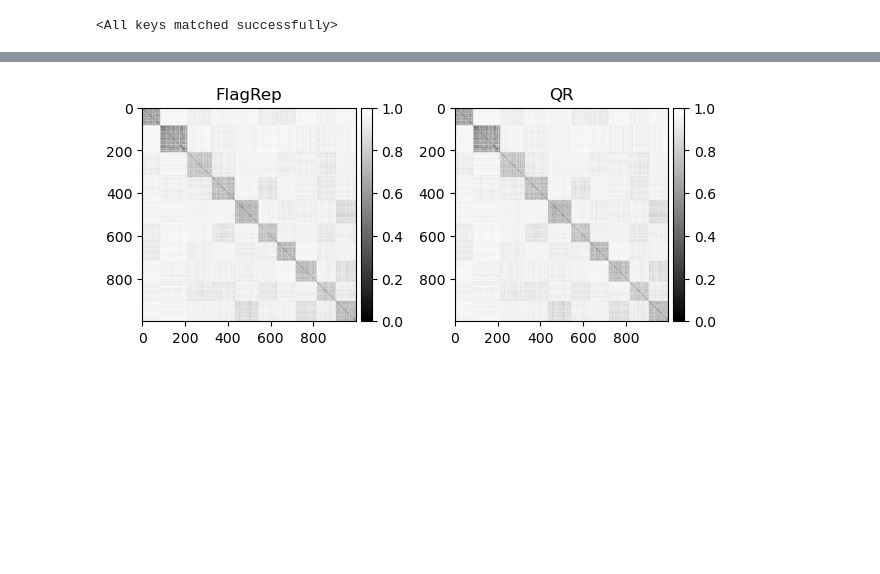
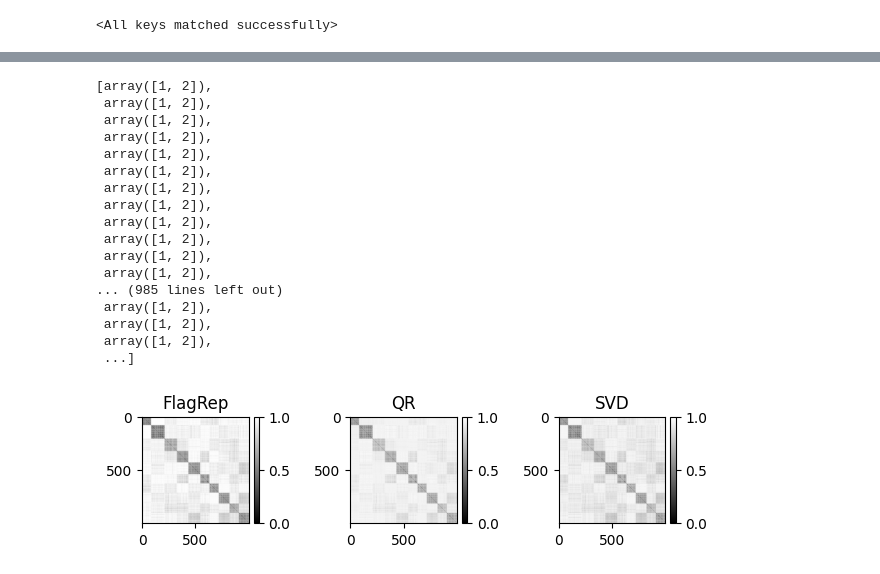
Before and after one commit to tolgabirdal/FlagManifoldsV3, a Jupyter notebook: python/FlagRepMNIST.ipynb, the cells around one changed output, grey strips where cells are left out. Drawn from its saved outputs; the diff is of its cells as text; code cells hidden in the pictures; blank space fills up the shorter version.

```diff
--- a/python/FlagRepMNIST.ipynb
+++ b/python/FlagRepMNIST.ipynb
@@ -205,26 +218,33 @@ oops
 # %%
-As = [np.arange(2),np.arange(4),np.arange(6)]
-# As = [np.arange(2),np.arange(4)]
-flag_type = [2,4,6]
-# flag_type = [2,4]
-cutoff = .95
+# As = [np.arange(2),np.arange(4),np.arange(6)]
+As = [np.arange(2),np.arange(4)]
+# flag_type = [2,4,6]
+flag_type = [2,4]
+cutoff = .99
 # %%
 
 flags = {}
 flags['FlagRep'] = []
 flags['QR'] = []
+flags['SVD'] = []
 
 flag_types = {}
 flag_types['FlagRep'] = []
 flag_types['QR'] = []
+flag_types['SVD'] = []
+
 for m in tqdm(test_mats):
     frep, frep_ftype = FlagRep(m, As, eps_rank = cutoff)
     flags['FlagRep'].append(frep)
     flag_types['FlagRep'].append(frep_ftype)
 
-    qr ,_= np.linalg.qr(m)
-    flags['QR'].append(qr)
+    q, _ = np.linalg.qr(m)
+    flags['QR'].append(q)
     flag_types['QR'].append(flag_type)
+
+    u = truncate_svd(m, eps_rank = cutoff)
+    flags['SVD'].append(q)
+    flag_types['SVD'].append(np.arange(1,np.min([m.shape[1], u.shape[1]])))
 # %%
 np.unique(flag_types['FlagRep'])
 # %% [output]
@@ -232,9 +252,34 @@ array([2, 4, 6])
+# %%
+for method_name in ['FlagRep', 'QR']:
+
+    smallest_dim = np.min([t[-1] for t in flag_types[method_name]])
+    flag_types[method_name] = [np.array([t[0],smallest_dim]) for t in flag_types[method_name]]
+# %%
+flag_types['FlagRep']
+# %% [output]
+[array([1, 2]),
+ array([1, 2]),
+ array([1, 2]),
+ array([1, 2]),
+ array([1, 2]),
+ array([1, 2]),
+ array([1, 2]),
+ array([1, 2]),
+ array([1, 2]),
+ array([1, 2]),
+ array([1, 2]),
+ array([1, 2]),
+... (985 lines left out)
+ array([1, 2]),
+ array([1, 2]),
+ array([1, 2]),
+ ...]
 # %%
 
 
 n_pts = 1000 #len(flags['FlagRep'])
 dist_mats = {}
-for method_name in ['FlagRep', 'QR']:
+for method_name in ['FlagRep', 'QR', 'SVD']:
     #make distance matrices
     dist_mats[method_name] = np.zeros((n_pts,n_pts))
     for i in tqdm(range(n_pts)):
@@ -256,19 +301,19 @@ mod_labels = [l for _, l in test_dataset][:n_pts]
 # %%
 from mpl_toolkits.axes_grid1 import make_axes_locatable
 from matplotlib import pyplot as plt
 
 sort_idx = np.argsort(mod_labels)
-fig, ax = plt.subplots(1,2)
-for i, method_name in enumerate(['FlagRep', 'QR']):
+fig, ax = plt.subplots(1,3)
+for i, method_name in enumerate(['FlagRep', 'QR', 'SVD']):
     im = ax[i].imshow(dist_mats[method_name][sort_idx, :][:,sort_idx]/dist_mats[method_name].max(), cmap = 'grey')
     ax[i].set_title(method_name)
     divider = make_axes_locatable(ax[i])
     cax = divider.append_axes('right', size='5%', pad=0.05)
     fig.colorbar(im, cax=cax, orientation='vertical')
 
 plt.tight_layout()
 # %% [output]
-[figure, old version]
+[figure, new version]
 # %%
 np.unique(flag_types['FlagRep'])
 # %% [output]
```
Also changed, not shown: parts of 10 cells of this notebook, 3 other files.
